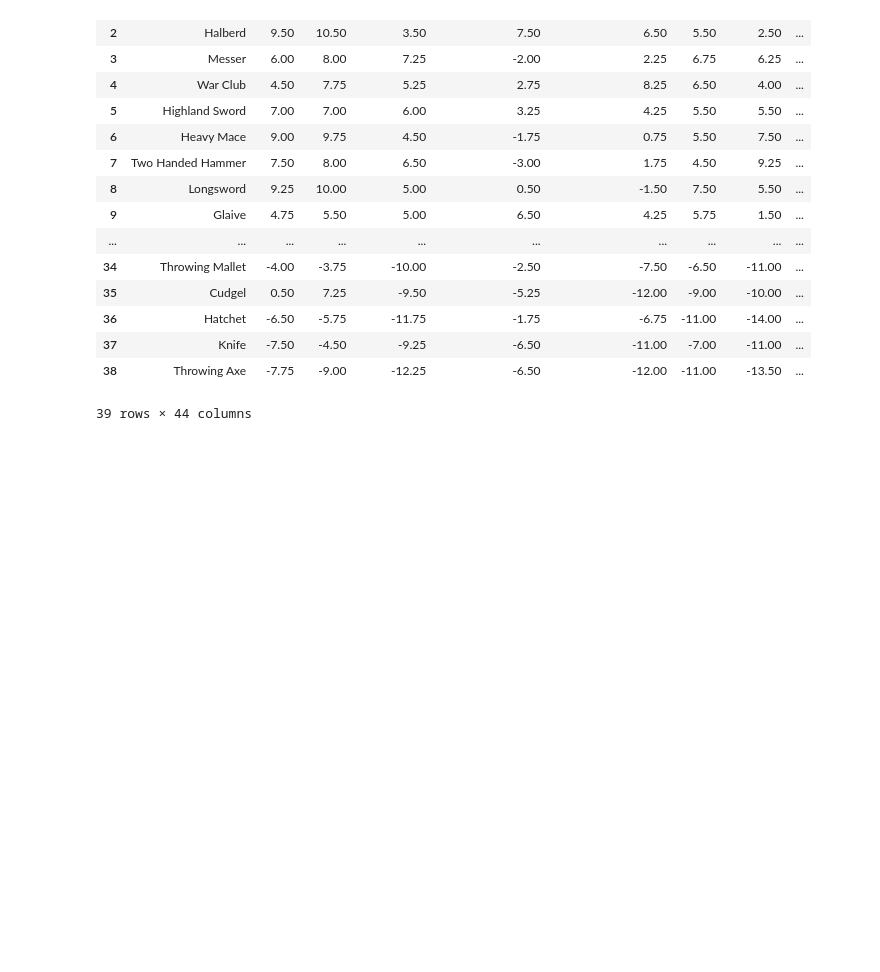
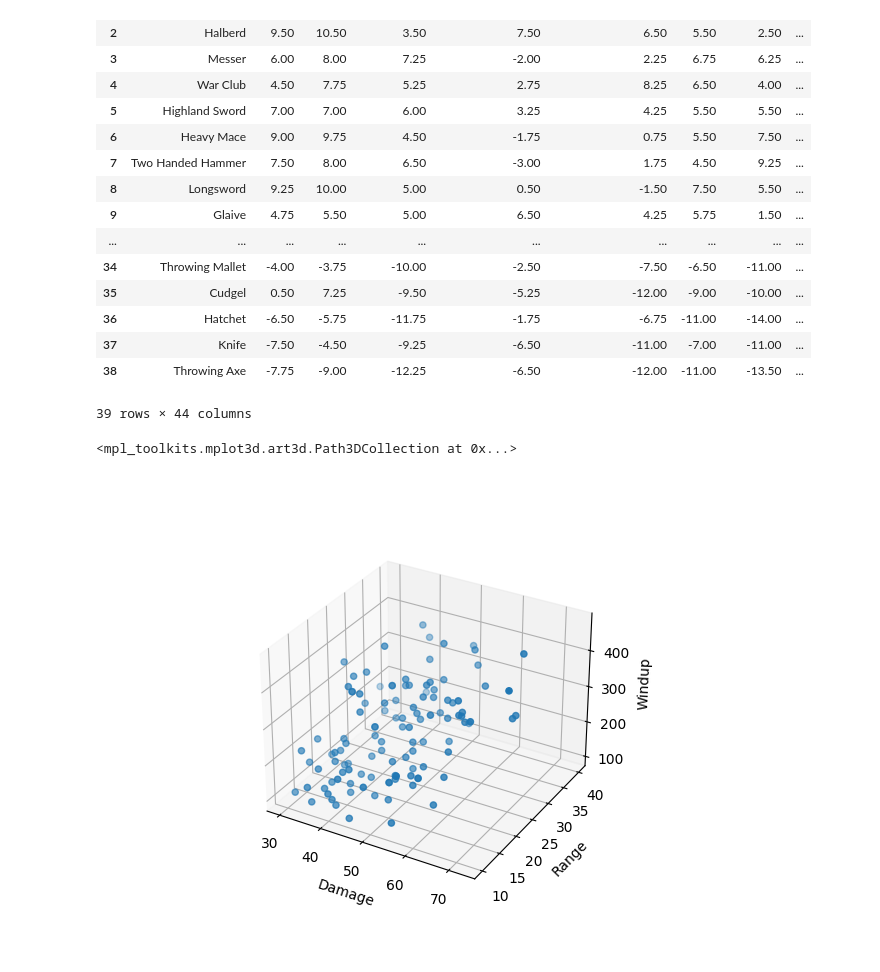
Before and after one commit to Chiv2-Community/chivalry2-weapons, a Jupyter notebook: scripts/analysis.ipynb, the cells around one changed output. Cells and saved outputs as stored; diff of their text form; code cells hidden in the pictures; blank space fills up the shorter version.

```diff
--- a/scripts/analysis.ipynb
+++ b/scripts/analysis.ipynb
@@ -1,21 +22,4 @@
 # %%
-import pandas
-from common import write_dicts_to_csv
-from generate_matchups import calculate_matchups
-import os
-import json
-
-weapons_location = "../src/weapons/"
-
-weapons = []
-weapons_files = os.listdir(weapons_location)
-for weapon_file in weapons_files:
-    if weapon_file[-5:] != ".json":
-        continue
-
-    with open(weapons_location + weapon_file, "r") as f:
-        weapons.append(json.load(f))
-
 matchups = calculate_matchups(weapons)
 pandas.DataFrame(matchups)
 # %% [output]
@@ -37,3 +41,31 @@ pandas.DataFrame(matchups)
 | 37 | Knife | -7.50 | -4.50 | -9.25 | -6.50 | -11.00 | -7.00 | -11.00 | ... |
 | 38 | Throwing Axe | -7.75 | -9.00 | -12.25 | -6.50 | -12.00 | -11.00 | -13.50 | ... |
 39 rows × 44 columns
+# %%
+%matplotlib ipympl
+
+import matplotlib.pyplot as plt
+
+damages = list(map(lambda w: w["attacks"]["slash"]["light"]["damage"], weapons))
+ranges = list(map(lambda w: w["attacks"]["slash"]["range"], weapons))
+windups = list(map(lambda w: w["attacks"]["slash"]["light"]["windup"], weapons))
+
+damages.extend(list(map(lambda w: w["attacks"]["overhead"]["light"]["damage"], weapons)))
+ranges.extend(list(map(lambda w: w["attacks"]["overhead"]["range"], weapons)))
+windups.extend(list(map(lambda w: w["attacks"]["overhead"]["light"]["windup"], weapons)))
+
+damages.extend(list(map(lambda w: w["attacks"]["stab"]["light"]["damage"], weapons)))
+ranges.extend(list(map(lambda w: w["attacks"]["stab"]["range"], weapons)))
+windups.extend(list(map(lambda w: w["attacks"]["stab"]["light"]["windup"], weapons)))
+
+fig = plt.figure()
+ax = fig.add_subplot(projection='3d')
+
+ax.set_xlabel('Damage')
+ax.set_ylabel('Range')
+ax.set_zlabel('Windup')
+
+ax.scatter(damages, ranges, windups)
+# %% [output]
+<mpl_toolkits.mplot3d.art3d.Path3DCollection at 0x...>
+[figure, added]
```
Also changed, not shown: parts of 1 cell of this notebook.
